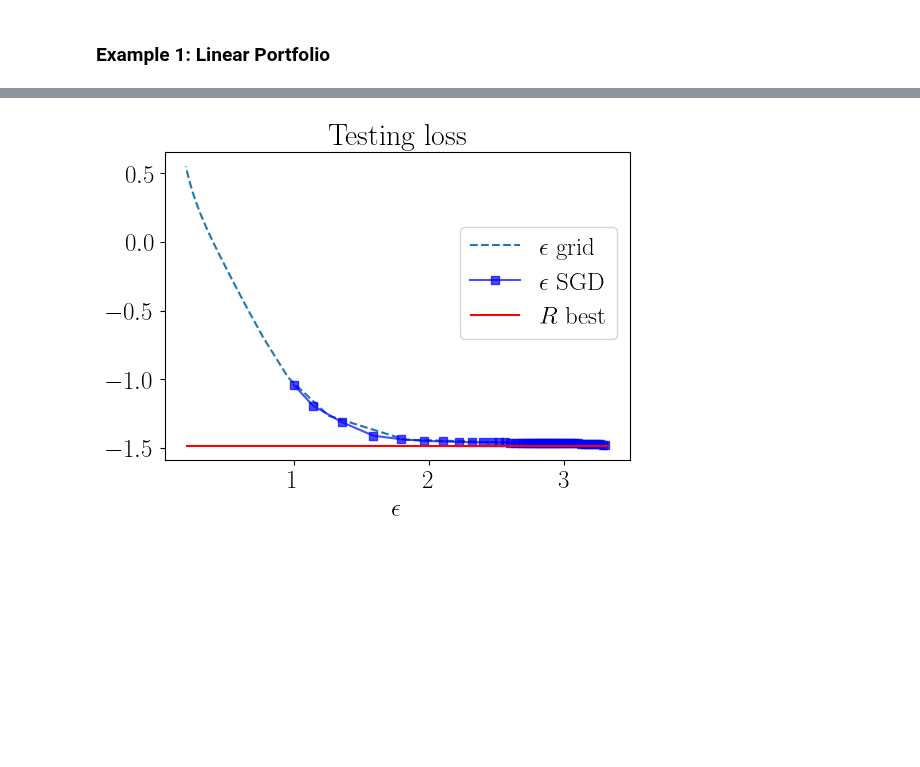
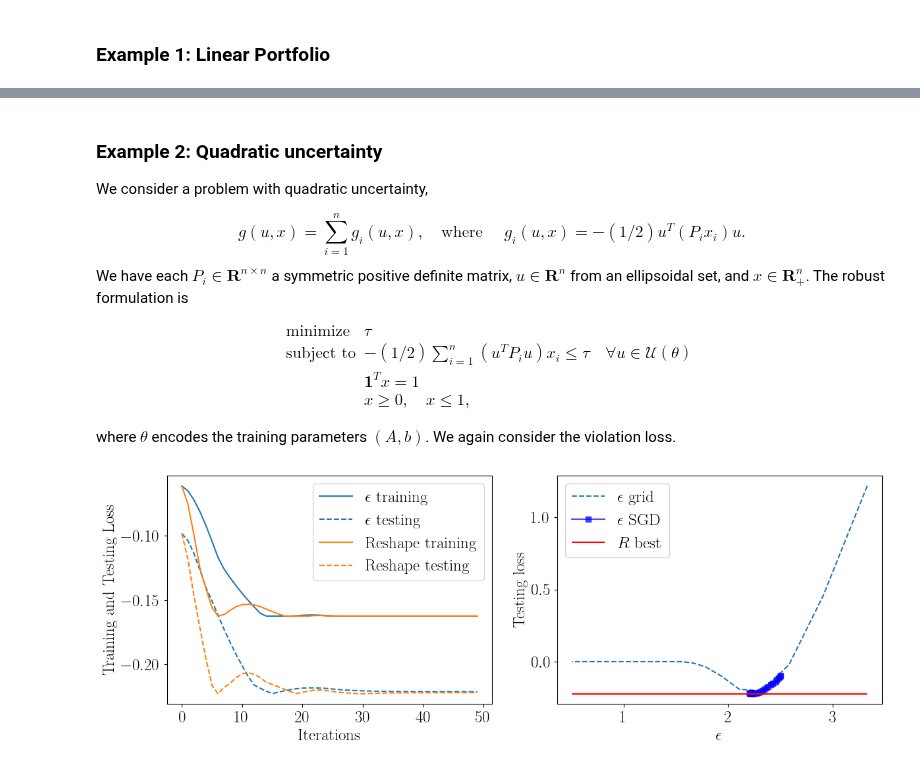
Before and after one commit to stellatogrp/lropt, a Jupyter notebook: examples/experiments/tutorial_learning.ipynb, the cells around one changed output, grey strips where cells are left out. Cells and saved outputs as stored; diff of their text form; code cells hidden in the pictures; blank space fills up the shorter version.

```diff
--- a/examples/experiments/tutorial_learning.ipynb
+++ b/examples/experiments/tutorial_learning.ipynb
@@ -151,0 +160,37 @@ plt.show()
+# %% [markdown]
+### Example 2: Quadratic uncertainty
+We consider a problem with quadratic uncertainty,
+
+$$g(u,x) = \sum_{i=1}^n g_i(u,x), \quad \text{where } \quad g_i(u,x) = -(1/2)u^T(P_ix_i)u.$$
+We have each $P_i\in \mathbf{R}^{n\times n}$ a symmetric positive definite matrix, $u \in \mathbf{R}^n$ from an ellipsoidal set, and $x \in \mathbf{R}^{n}_{+}$.
+The robust formulation is
+
+$$
+\begin{array}{ll}
+\text{minimize} & \tau\\
+\text{subject to}  & -(1/2)\sum_{i=1}^n (u^TP_iu)x_i  \leq  \tau \quad \forall u \in \mathcal{U}(\theta)\\
+& \mathbf{1}^Tx = 1\\
+& x \geq 0, \quad x \leq 1,
+\end{array}
+$$
+
+where $\theta$ encodes the training parameters $(A,b)$. We again consider the violation loss.
+# %%
+# Define the loss function
+def loss(t,x,data,l = 2):
+    cur_sum = 0
+    for i in range(data.shape[0]):
+        cur_sum = cur_sum + torch.maximum(torch.sum(torch.tensor([-0.5*data[i]@torch.tensor(P[ind],requires_grad = True)
+                                                                  *x[ind]@data[i] for ind in range(n)], requires_grad = True)) - t,
+                                          torch.tensor(0., requires_grad=True))
+    return t + l*cur_sum/data.shape[0], t
+
+#Generate data
+P = {}
+P_inv = {}
+n = 5
+N = 35
+for i in range(n):
+    P[i] = datasets.make_spd_matrix(n, random_state=i)
+    P_inv[i] = sc.linalg.sqrtm(np.linalg.inv(P[i]))
+data = data_modes(N,n,[1,2,3])
@@ -152,14 +227,23 @@ plt.show()
 # %%
-# Compare best values
-plt.figure(figsize=(6, 4))
+
+# Plot results
+fig, (ax1, ax2) = plt.subplots(1, 2, figsize=(14, 4.5))
+ax1.plot(df_eps['step'], df_eps['Loss_val'], color="tab:blue", label=r"$\epsilon$ training")
+ax1.plot(df_eps['step'], df_eps['Eval_val'], linestyle='--', color="tab:blue", label=r"$\epsilon$ testing")
+ax1.plot(df1['step'], df1['Loss_val'], color="tab:orange", label="Reshape training")
+ax1.plot(df1['step'], df1['Eval_val'], linestyle='--', color="tab:orange", label="Reshape testing")
+ax1.legend()
+ax1.set_xlabel("Iterations")
+ax1.set_ylabel("Training and Testing Loss")
+
 styles = ["s",'o',"^","v","<",">","o",'s',"^","v","<",">"]
 j=0
-plt.plot(dfgrid["Eps"], dfgrid["Eval_val"], color = colors[j], linestyle='--',label="$\epsilon$ grid")
-plt.plot(df["A_norm"],df["Eval_val"], linestyle='-', marker=styles[j], color = "blue", label="$\epsilon$ SGD",alpha = 0.7)
-plt.hlines( xmin = np.min(dfgrid["Eps"]), xmax = np.max(dfgrid["Eps"]), y = np.min(df1["Eval_val"]), label = "$R$ best", color= "red")
-plt.xlabel("$\epsilon$")
-plt.title("Testing loss")
-plt.legend(bbox_to_anchor=(1, 0.8))
+ax2.plot(dfgrid["Eps"], dfgrid["Eval_val"], color = colors[j], linestyle='--',label="$\epsilon$ grid")
+ax2.plot(df_eps["A_norm"],df_eps["Eval_val"], linestyle='-', marker=styles[j], color = "blue", label="$\epsilon$ SGD",alpha = 0.7)
+ax2.hlines( xmin = np.min(dfgrid["Eps"]), xmax = np.max(dfgrid["Eps"]), y = np.min(df1["Eval_val"]), label = "$R$ best", color= "red")
+ax2.set_xlabel("$\epsilon$")
+ax2.set_ylabel("Testing loss")
+ax2.legend()
 plt.show()
 # %% [output]
-[figure, old version]
+[figure, new version]
```
Also changed, not shown: parts of 12 cells of this notebook, 13 other files.
